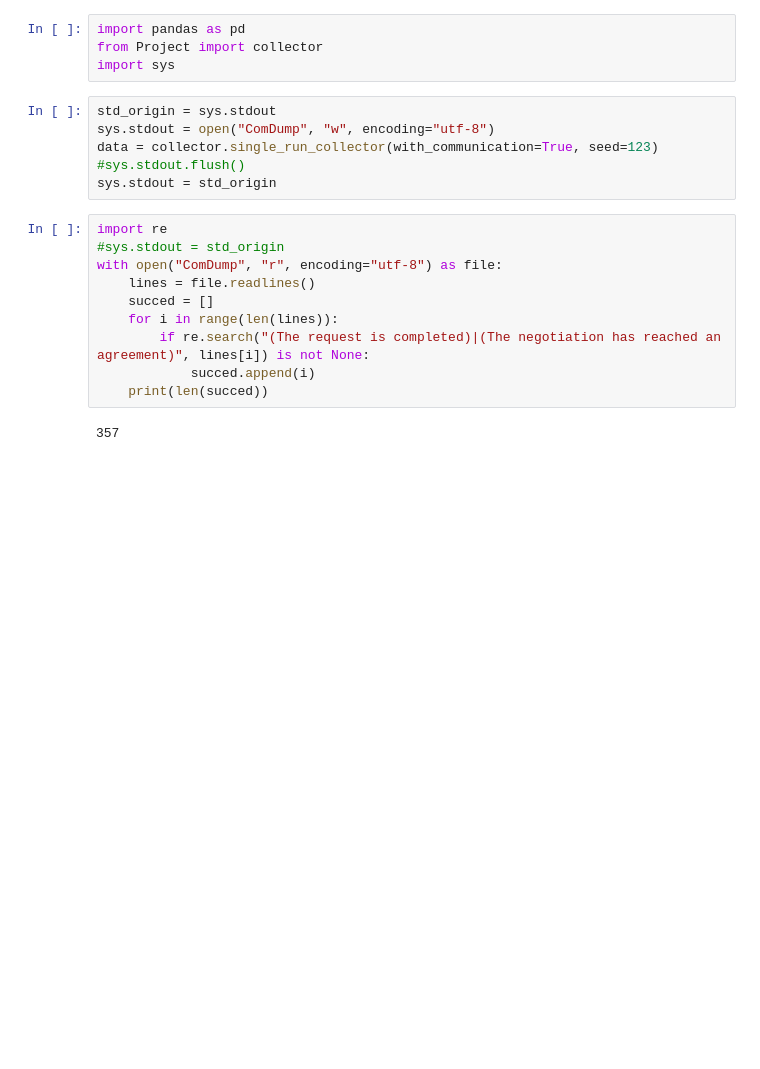
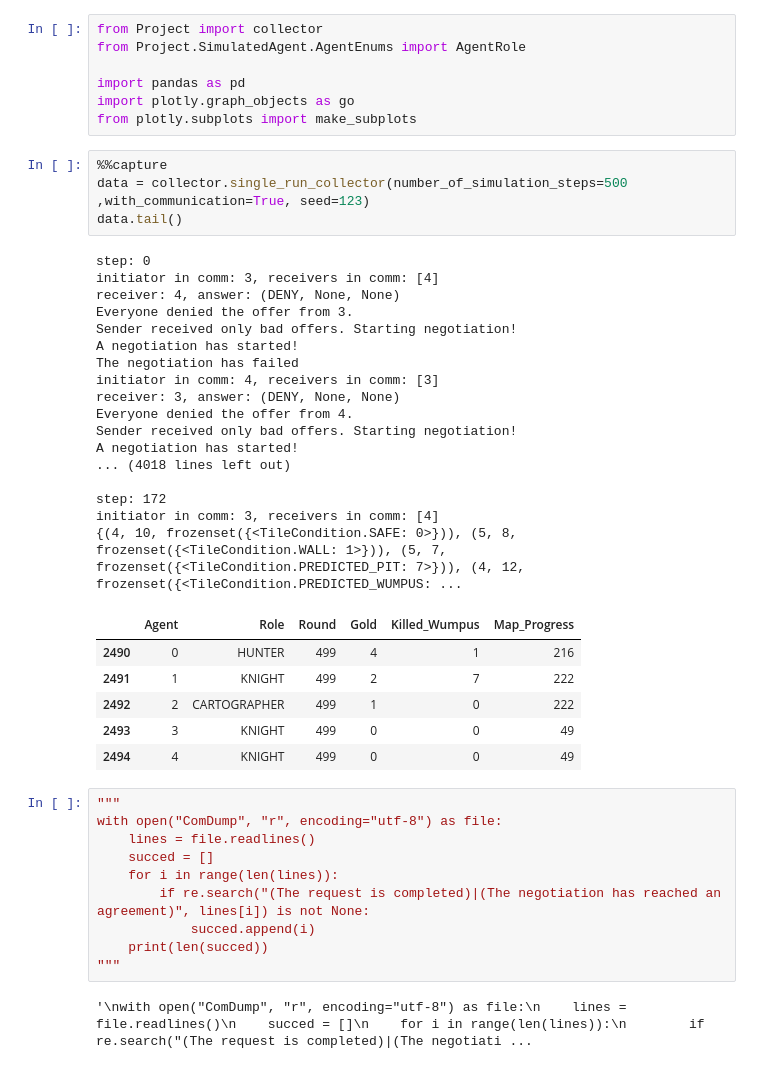
Before and after one commit to Zatzi08/Multi-Agent-Wumpus-World, a Jupyter notebook: Project/Analizer.ipynb, the cells around one changed output. Cells and saved outputs as stored; diff of their text form; blank space fills up the shorter version.

Commit message:
collector.py collect multiple simulations

```diff
--- a/Project/Analizer.ipynb
+++ b/Project/Analizer.ipynb
@@ -1,16 +1,40 @@
 # %%
+from Project import collector
+from Project.SimulatedAgent.AgentEnums import AgentRole
+
 import pandas as pd
-from Project import collector
-import sys
+import plotly.graph_objects as go
+from plotly.subplots import make_subplots
 # %%
-std_origin = sys.stdout
-sys.stdout = open("ComDump", "w", encoding="utf-8")
-data = collector.single_run_collector(with_communication=True, seed=123)
-#sys.stdout.flush()
-sys.stdout = std_origin
+%%capture
+data = collector.single_run_collector(number_of_simulation_steps=500 ,with_communication=True, seed=123)
+data.tail()
+# %% [output]
+step: 0
+initiator in comm: 3, receivers in comm: [4]
+receiver: 4, answer: (DENY, None, None)
+Everyone denied the offer from 3.
+Sender received only bad offers. Starting negotiation!
+A negotiation has started!
+The negotiation has failed
+initiator in comm: 4, receivers in comm: [3]
+receiver: 3, answer: (DENY, None, None)
+Everyone denied the offer from 4.
+Sender received only bad offers. Starting negotiation!
+A negotiation has started!
+... (4018 lines left out)
+
+step: 172
+initiator in comm: 3, receivers in comm: [4]
+{(4, 10, frozenset({<TileCondition.SAFE: 0>})), (5, 8, frozenset({<TileCondition.WALL: 1>})), (5, 7, frozenset({<TileCondition.PREDICTED_PIT: 7>})), (4, 12, frozenset({<TileCondition.PREDICTED_WUMPUS: ...
+|  | Agent | Role | Round | Gold | Killed_Wumpus | Map_Progress |
+| 2490 | 0 | HUNTER | 499 | 4 | 1 | 216 |
+| 2491 | 1 | KNIGHT | 499 | 2 | 7 | 222 |
+| 2492 | 2 | CARTOGRAPHER | 499 | 1 | 0 | 222 |
+| 2493 | 3 | KNIGHT | 499 | 0 | 0 | 49 |
+| 2494 | 4 | KNIGHT | 499 | 0 | 0 | 49 |
 # %%
-import re
-#sys.stdout = std_origin
+"""
 with open("ComDump", "r", encoding="utf-8") as file:
     lines = file.readlines()
     succed = []
@@ -18,5 +42,6 @@ with open("ComDump", "r", encoding="utf-8") as file:
         if re.search("(The request is completed)|(The negotiation has reached an agreement)", lines[i]) is not None:
             succed.append(i)
     print(len(succed))
+"""
 # %% [output]
-357
+'\nwith open("ComDump", "r", encoding="utf-8") as file:\n    lines = file.readlines()\n    succed = []\n    for i in range(len(lines)):\n        if re.search("(The request is completed)|(The negotiati ...
```
Also changed, not shown: parts of 3 cells of this notebook, 2 other files.
